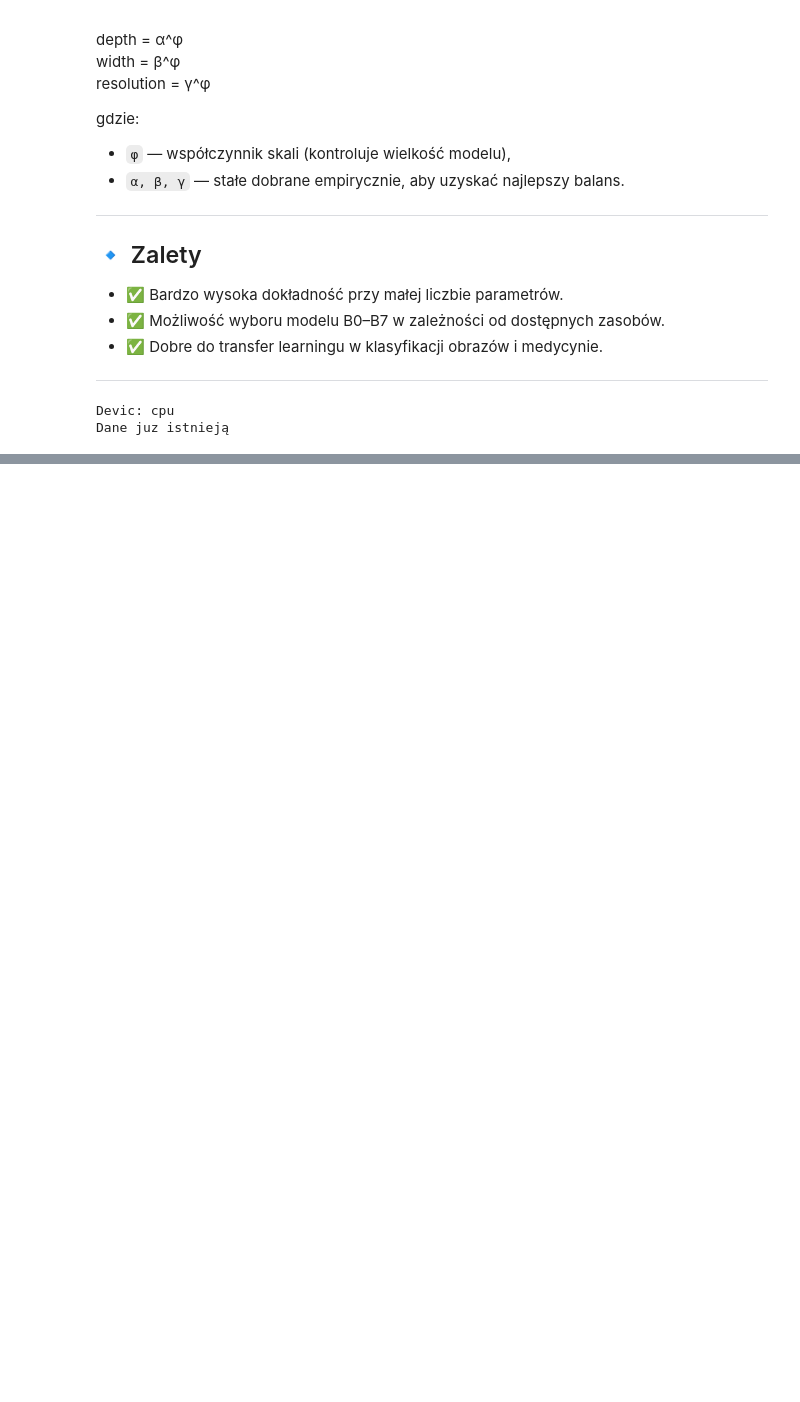
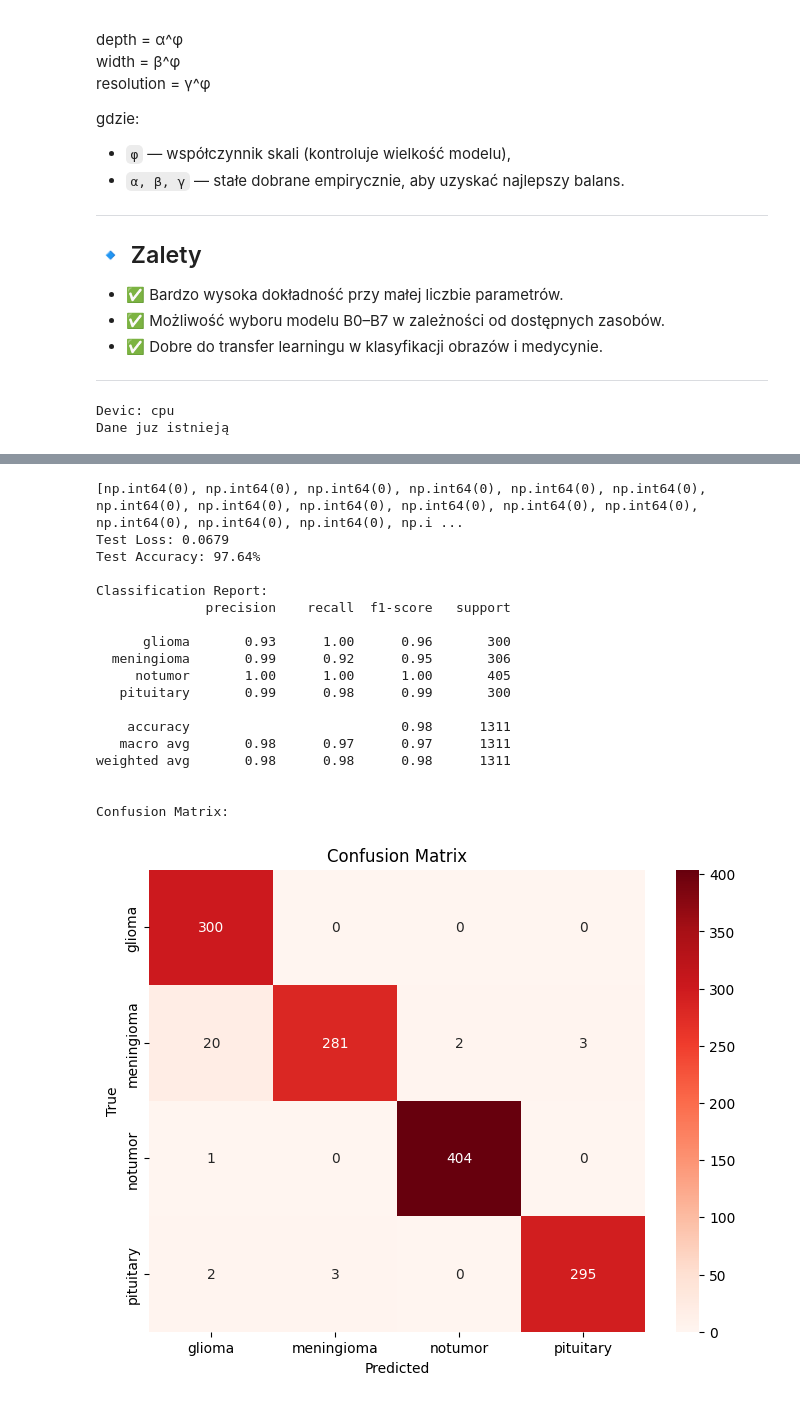
Before and after one commit to JanBubinski/Brain_Tumor_Team_Projekt4, a Jupyter notebook: project/moj2_model.ipynb, the cells around one changed output, grey strips where cells are left out. Cells and saved outputs as stored; diff of their text form; code cells hidden in the pictures; blank space fills up the shorter version.

```diff
--- a/project/moj2_model.ipynb
+++ b/project/moj2_model.ipynb
@@ -157,7 +157,7 @@ val_loader   = DataLoader(val_dataset, batch_size=32, shuffle=False)
 Devic: cpu
 Dane juz istnieją
 # %%
-model = efficientnet_b0(pretrained=True)
+model = models.efficientnet_b0(pretrained=True)
 num_classes = len(train_dataset.classes)
 
 in_features = model.classifier[1].in_features
@@ -208,16 +215,61 @@ Zapisano nowy najlepszy model
-# %%
-best_loss = float('inf')
-model.eval()
-val_loss = 0.0
-with torch.no_grad():
-        for imgs, labels in val_loader:
-            imgs, labels = imgs.to(device), labels.to(device)
-            outputs = model(imgs)
-            loss = criterion(outputs, labels)
-            val_loss += loss.item()
-
-val_loss /= len(val_loader)
-if val_loss < best_loss:
-    best_loss = val_loss
-    counter = 0
-    torch.save(model.state_dict(), 'best_model.pth')
+# %%
+model.load_state_dict(torch.load('best_model_EfficientNet.pth'))
+
+model.eval()
+test_loss = 0.0
+correct = 0
+total = 0
+all_labels = []
+all_predictions = []
+
+with torch.no_grad():
+    for imgs, labels in test_loader:
+        imgs, labels = imgs.to(device), labels.to(device)
+        outputs = model(imgs)
+        loss = criterion(outputs, labels)
+        test_loss += loss.item()
+
+        _, predicted = torch.max(outputs.data, 1)
+        total += labels.size(0)
+        correct += (predicted == labels).sum().item()
+
+        all_labels.extend(labels.cpu().numpy())
+        all_predictions.extend(predicted.cpu().numpy())
+
+test_loss /= len(test_loader)
+accuracy = 100 * correct / total
+print(f"Test Loss: {test_loss:.4f}")
+print(f"Test Accuracy: {accuracy:.2f}%")
+
+
+print("\nClassification Report:")
+print(classification_report(all_labels, all_predictions, target_names=test_dataset.classes))
+
+print("\nConfusion Matrix:")
+cm = confusion_matrix(all_labels, all_predictions)
+plt.figure(figsize=(8, 6))
+sns.heatmap(cm, annot=True, fmt='d', cmap='Reds', xticklabels=test_dataset.classes, yticklabels=test_dataset.classes)
+plt.xlabel('Predicted')
+plt.ylabel('True')
+plt.title('Confusion Matrix')
+plt.show()
+# %% [output]
+[np.int64(0), np.int64(0), np.int64(0), np.int64(0), np.int64(0), np.int64(0), np.int64(0), np.int64(0), np.int64(0), np.int64(0), np.int64(0), np.int64(0), np.int64(0), np.int64(0), np.int64(0), np.i ...
+Test Loss: 0.0679
+Test Accuracy: 97.64%
+
+Classification Report:
+              precision    recall  f1-score   support
+
+      glioma       0.93      1.00      0.96       300
+  meningioma       0.99      0.92      0.95       306
+     notumor       1.00      1.00      1.00       405
+   pituitary       0.99      0.98      0.99       300
+
+    accuracy                           0.98      1311
+   macro avg       0.98      0.97      0.97      1311
+weighted avg       0.98      0.98      0.98      1311
+
+
+Confusion Matrix:
+[figure, added]
```
Also changed, not shown: parts of 4 cells of this notebook, 4 other files.
